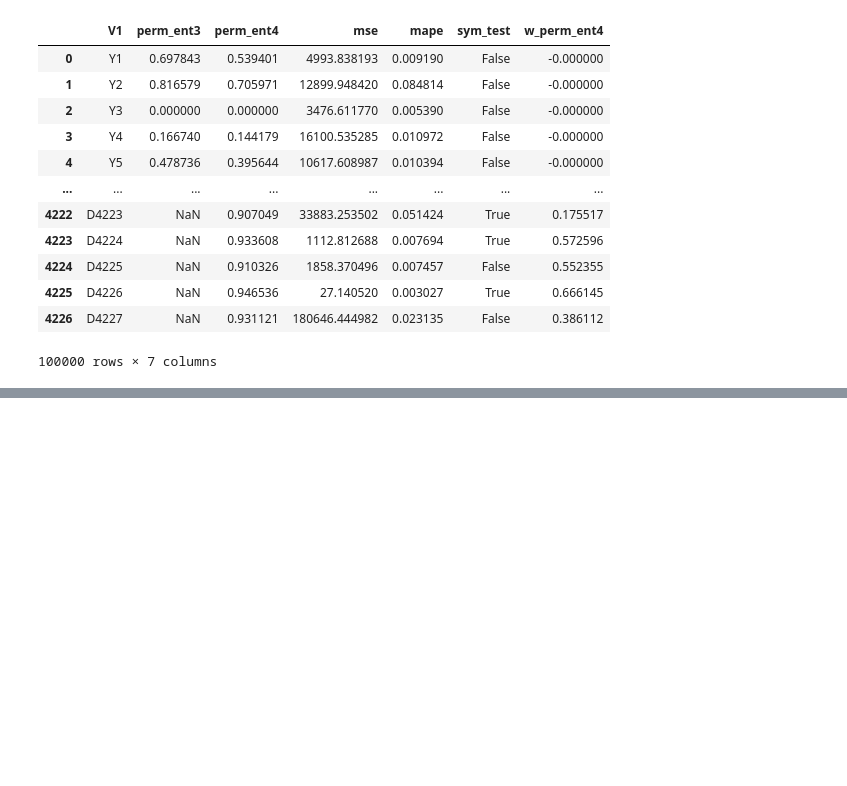
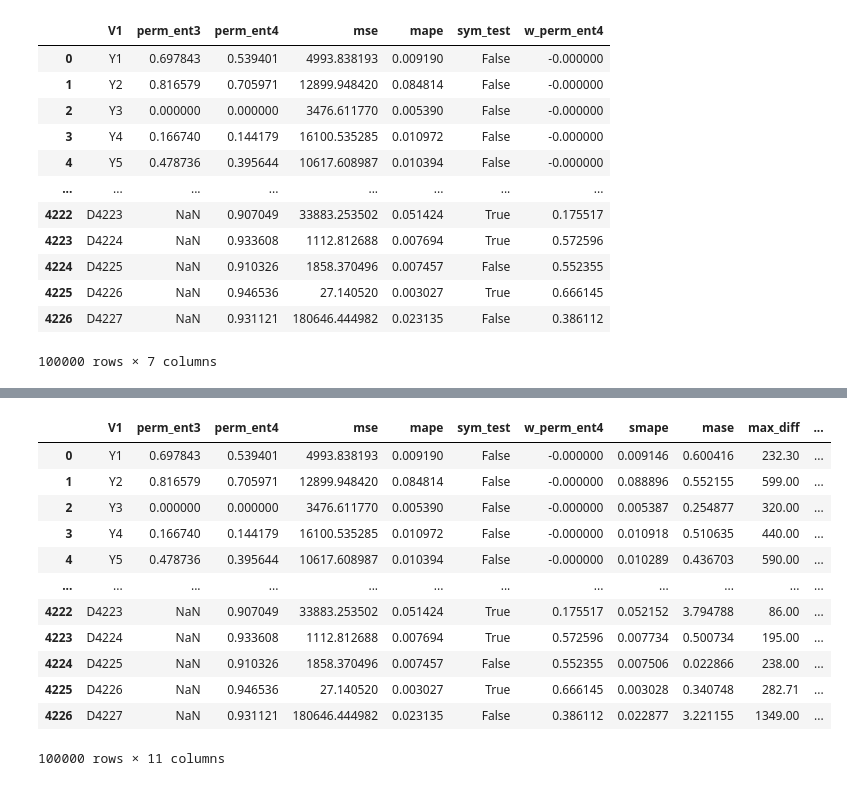
Before and after one commit to dynolab/predan, a Jupyter notebook: notebooks/M4comp.ipynb, the cells around one changed output, grey strips where cells are left out. Saved outputs shown, nothing was run; the diff lists cells and outputs as text; code cells hidden in the pictures; blank space fills up the shorter version.

```diff
--- a/notebooks/M4comp.ipynb
+++ b/notebooks/M4comp.ipynb
@@ -1211,0 +1458,2 @@ df_res.to_csv("all_result.csv")
+# %%
+train_names = [df_trainY, df_trainQ, df_trainM, df_trainW, df_trainD, df_trainH]
@@ -1211,0 +1483,7 @@ df_res.to_csv("all_result.csv")
+# %%
+for train_df in train_names:
+    for index, row in train_df.iterrows():
+        if int(index[1:])%1000 == 0:
+            print(int(index[1:]))
+        df_res.loc[df_res["V1"] == index, "max_diff"] = max(row.diff().dropna())
+        #df_res.loc[df_res["V1"] == index, "amplitude"] = max(row)-min(row)
@@ -1211,0 +1508,16 @@ df_res.to_csv("all_result.csv")
+# %%
+df_res
+# %% [output]
+|  | V1 | perm_ent3 | perm_ent4 | mse | mape | sym_test | w_perm_ent4 | smape | mase | max_diff | ... |
+| 0 | Y1 | 0.697843 | 0.539401 | 4993.838193 | 0.009190 | False | -0.000000 | 0.009146 | 0.600416 | 232.30 | ... |
+| 1 | Y2 | 0.816579 | 0.705971 | 12899.948420 | 0.084814 | False | -0.000000 | 0.088896 | 0.552155 | 599.00 | ... |
+| 2 | Y3 | 0.000000 | 0.000000 | 3476.611770 | 0.005390 | False | -0.000000 | 0.005387 | 0.254877 | 320.00 | ... |
+| 3 | Y4 | 0.166740 | 0.144179 | 16100.535285 | 0.010972 | False | -0.000000 | 0.010918 | 0.510635 | 440.00 | ... |
+| 4 | Y5 | 0.478736 | 0.395644 | 10617.608987 | 0.010394 | False | -0.000000 | 0.010289 | 0.436703 | 590.00 | ... |
+| ... | ... | ... | ... | ... | ... | ... | ... | ... | ... | ... | ... |
+| 4222 | D4223 | NaN | 0.907049 | 33883.253502 | 0.051424 | True | 0.175517 | 0.052152 | 3.794788 | 86.00 | ... |
+| 4223 | D4224 | NaN | 0.933608 | 1112.812688 | 0.007694 | True | 0.572596 | 0.007734 | 0.500734 | 195.00 | ... |
+| 4224 | D4225 | NaN | 0.910326 | 1858.370496 | 0.007457 | False | 0.552355 | 0.007506 | 0.022866 | 238.00 | ... |
+| 4225 | D4226 | NaN | 0.946536 | 27.140520 | 0.003027 | True | 0.666145 | 0.003028 | 0.340748 | 282.71 | ... |
+| 4226 | D4227 | NaN | 0.931121 | 180646.444982 | 0.023135 | False | 0.386112 | 0.022877 | 3.221155 | 1349.00 | ... |
+100000 rows × 11 columns
```
Also changed, not shown: parts of 17 cells of this notebook, 4 other files.
